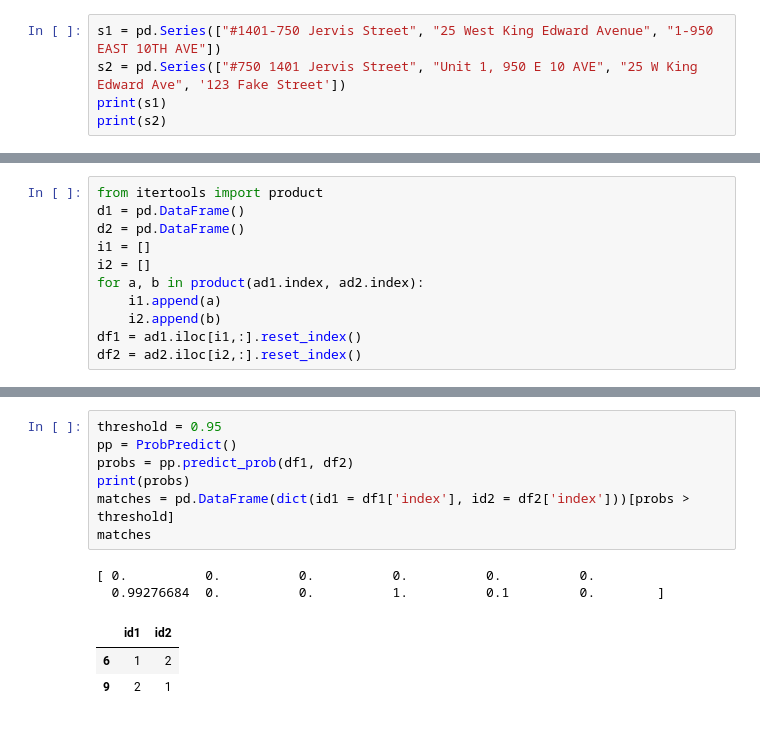
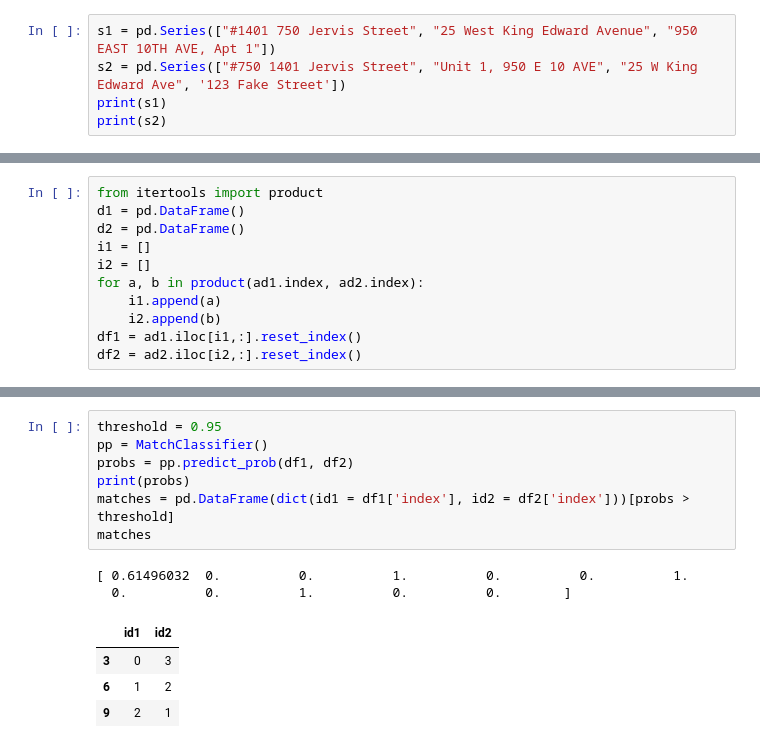
Before and after one commit to aberk104/CS410-Project, a Jupyter notebook: Matching with the random forest model.ipynb, the cells around one changed output, grey strips where cells are left out. Cells and saved outputs as stored; diff of their text form.

```diff
--- a/Matching with the random forest model.ipynb
+++ b/Matching with the random forest model.ipynb
@@ -7,5 +7,5 @@ from address_compare.prob_matchers import ProbPredict
 # %%
-s1 = pd.Series(["#1401-750 Jervis Street", "25 West King Edward Avenue", "1-950 EAST 10TH AVE"])
+s1 = pd.Series(["#1401 750 Jervis Street", "25 West King Edward Avenue", "950 EAST 10TH AVE, Apt 1"])
 s2 = pd.Series(["#750 1401 Jervis Street", "Unit 1, 950 E 10 AVE", "25 W King Edward Ave", '123 Fake Street'])
 print(s1)
 print(s2)
@@ -37,14 +84,15 @@ df2 = ad2.iloc[i2,:].reset_index()
 # %%
 threshold = 0.95
-pp = ProbPredict()
+pp = MatchClassifier()
 probs = pp.predict_prob(df1, df2)
 print(probs)
 matches = pd.DataFrame(dict(id1 = df1['index'], id2 = df2['index']))[probs > threshold]
 matches
 # %% [output]
-[ 0.          0.          0.          0.          0.          0.
-  0.99276684  0.          0.          1.          0.1         0.        ]
+[ 0.61496032  0.          0.          1.          0.          0.          1.
+  0.          0.          1.          0.          0.        ]
 |  | id1 | id2 |
+| 3 | 0 | 3 |
 | 6 | 1 | 2 |
 | 9 | 2 | 1 |
 # %%
```
Also changed, not shown: parts of 14 cells of this notebook, 7 other files.
